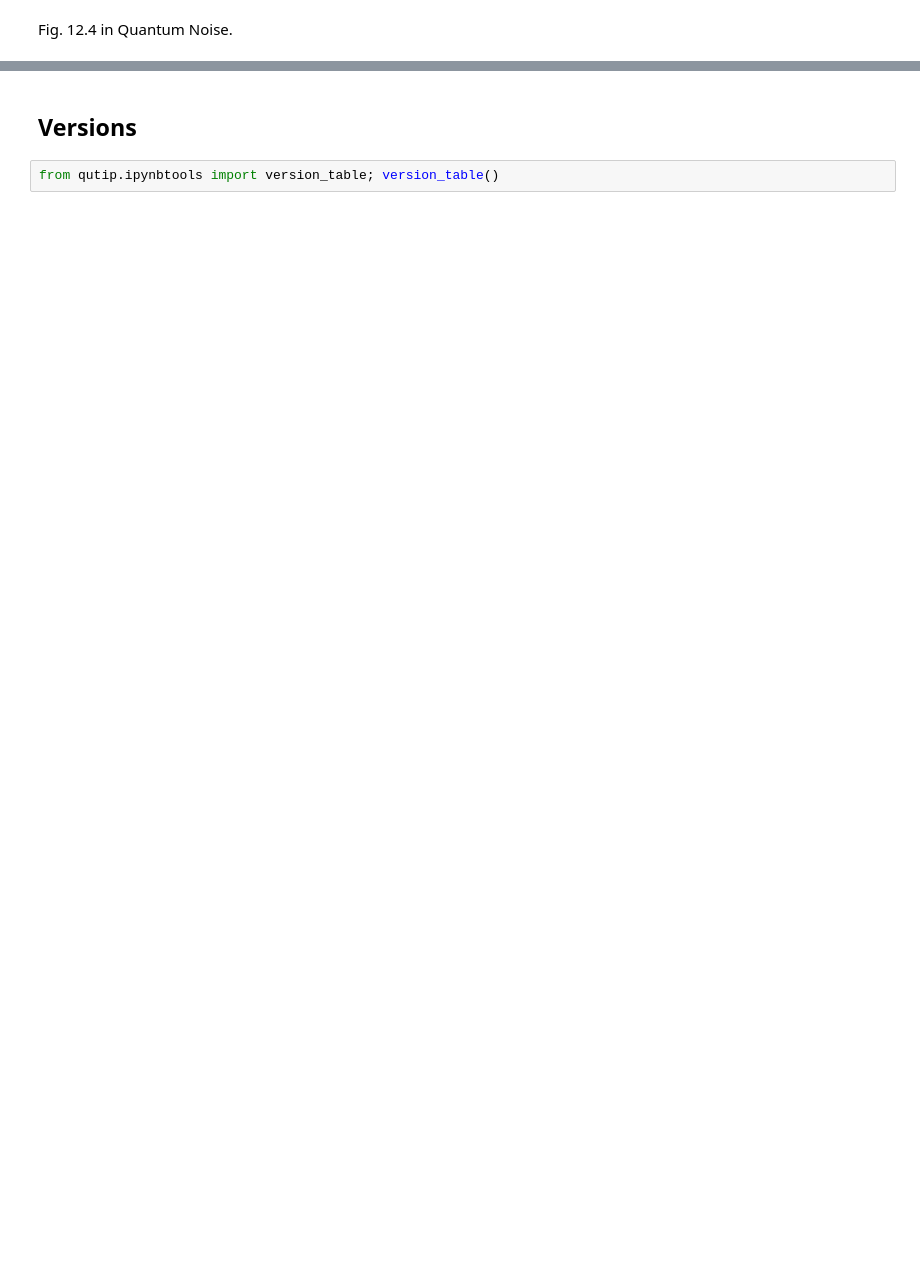
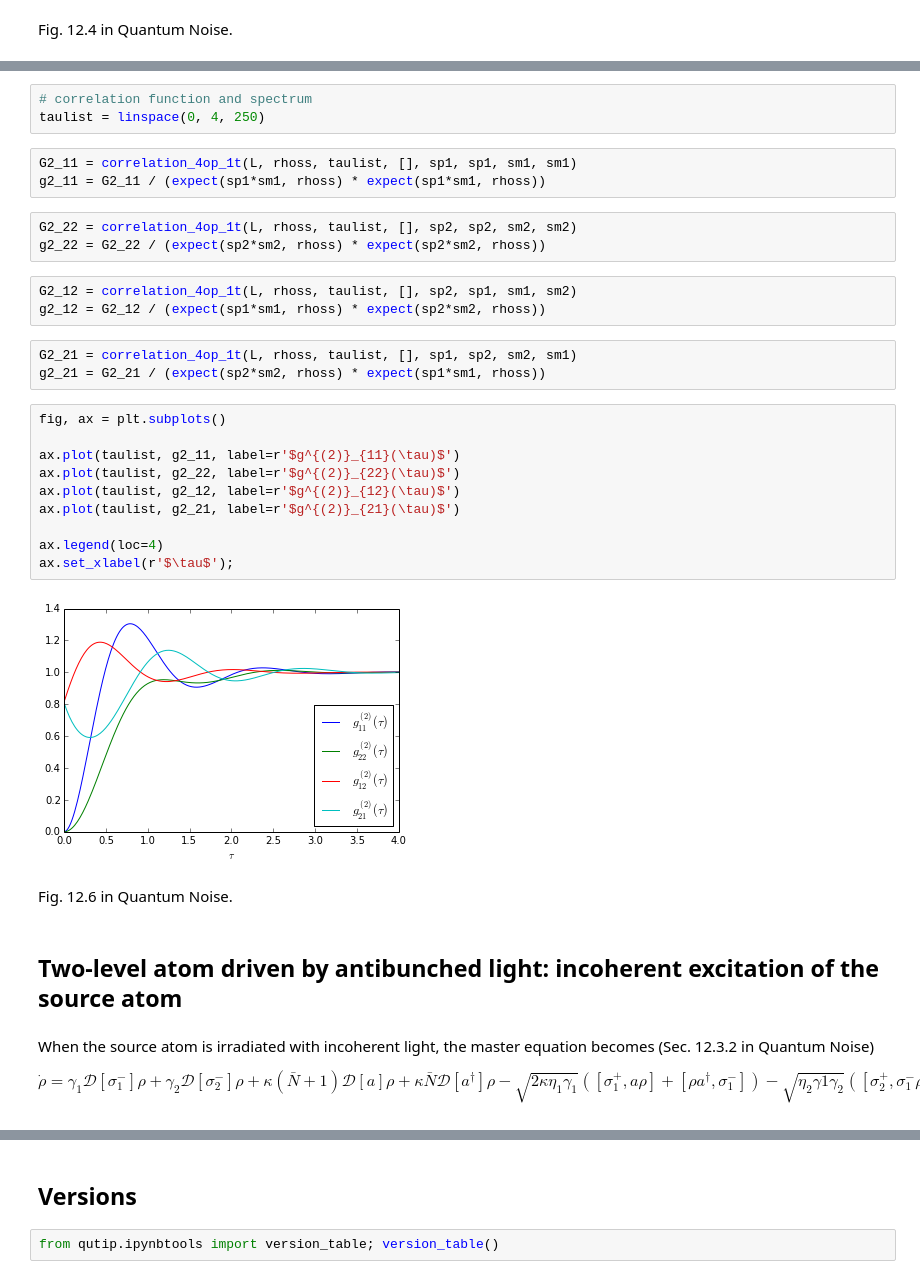
Before and after one commit to jrjohansson/qutip-lectures, a Jupyter notebook: Lecture-15-Nonclassically-driven-atoms.ipynb, the cells around one changed output, grey strips where cells are left out. Cells and saved outputs as stored; diff of their text form; blank space fills up the shorter version.

```diff
--- a/Lecture-15-Nonclassically-driven-atoms.ipynb
+++ b/Lecture-15-Nonclassically-driven-atoms.ipynb
@@ -106,0 +148,43 @@ Fig. 12.4 in Quantum Noise.
+# %%
+# correlation function and spectrum
+taulist = linspace(0, 4, 250)
+# %%
+G2_11 = correlation_4op_1t(L, rhoss, taulist, [], sp1, sp1, sm1, sm1)
+g2_11 = G2_11 / (expect(sp1*sm1, rhoss) * expect(sp1*sm1, rhoss))
+# %%
+G2_22 = correlation_4op_1t(L, rhoss, taulist, [], sp2, sp2, sm2, sm2)
+g2_22 = G2_22 / (expect(sp2*sm2, rhoss) * expect(sp2*sm2, rhoss))
+# %%
+G2_12 = correlation_4op_1t(L, rhoss, taulist, [], sp2, sp1, sm1, sm2)
+g2_12 = G2_12 / (expect(sp1*sm1, rhoss) * expect(sp2*sm2, rhoss))
+# %%
+G2_21 = correlation_4op_1t(L, rhoss, taulist, [], sp1, sp2, sm2, sm1)
+g2_21 = G2_21 / (expect(sp2*sm2, rhoss) * expect(sp1*sm1, rhoss))
+# %%
+fig, ax = plt.subplots()
+
+ax.plot(taulist, g2_11, label=r'$g^{(2)}_{11}(\tau)$')
+ax.plot(taulist, g2_22, label=r'$g^{(2)}_{22}(\tau)$')
+ax.plot(taulist, g2_12, label=r'$g^{(2)}_{12}(\tau)$')
+ax.plot(taulist, g2_21, label=r'$g^{(2)}_{21}(\tau)$')
+
+ax.legend(loc=4)
+ax.set_xlabel(r'$\tau$');
+# %% [output]
+[figure, added]
+# %% [markdown]
+Fig. 12.6 in Quantum Noise.
+# %% [markdown]
+## Two-level atom driven by antibunched light: incoherent excitation of the source atom
+# %% [markdown]
+When the source atom is irradiated with incoherent light, the master equation becomes (Sec. 12.3.2 in Quantum Noise)
+
+$$
+\dot\rho =
+\gamma_1\mathcal{D}[\sigma^-_{1}]\rho +
+\gamma_2\mathcal{D}[\sigma^-_{2}]\rho +
+\kappa(\bar{N} + 1)\mathcal{D}[a]\rho +
+\kappa\bar{N}\mathcal{D}[a^\dagger]\rho
+-\sqrt{2\kappa\eta_1\gamma_1} ([\sigma_1^+, a\rho] + [\rho a^\dagger, \sigma_1^-])
+-\sqrt{\eta_2\gamma1\gamma_2} ([\sigma_2^+, \sigma_1^-\rho] + [\rho\sigma_1^+, \sigma_2^-])
+$$
```
Also changed, not shown: parts of 19 cells of this notebook.
